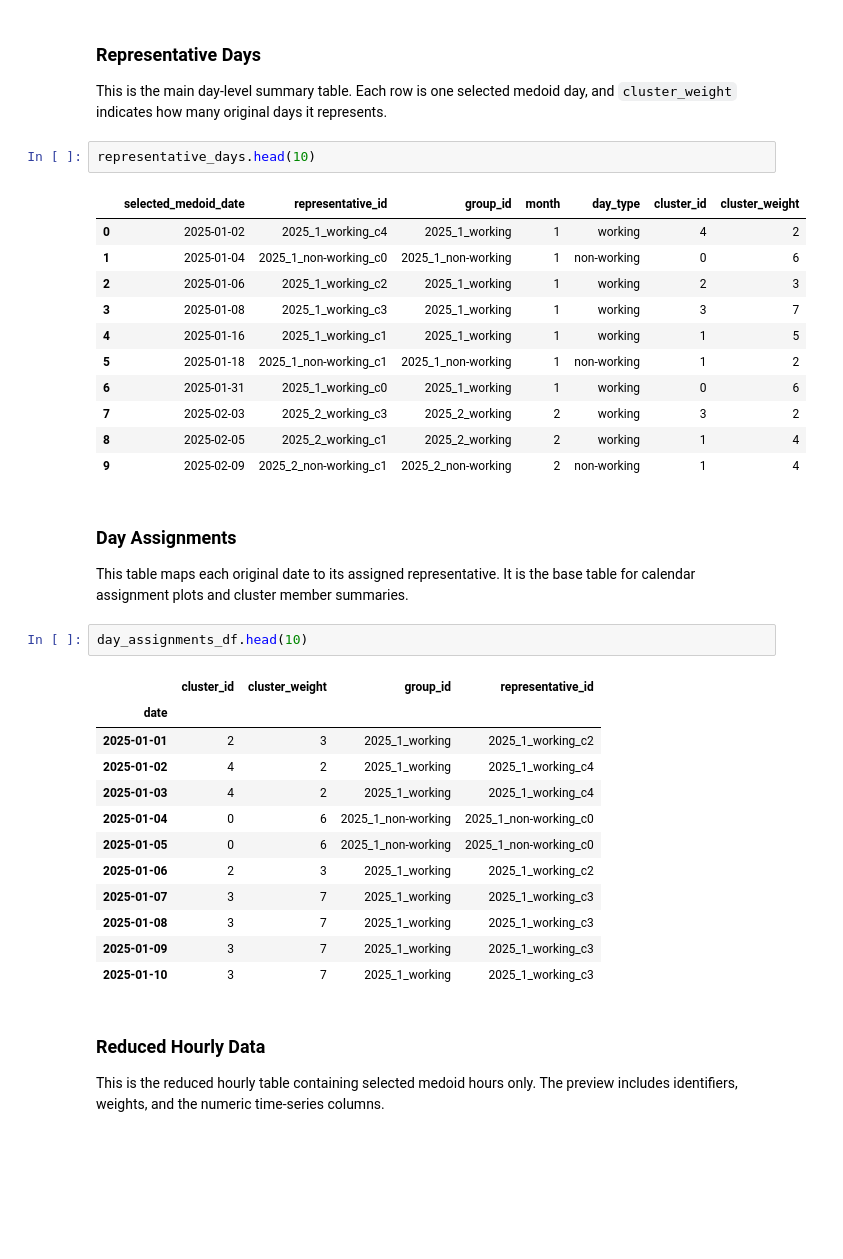
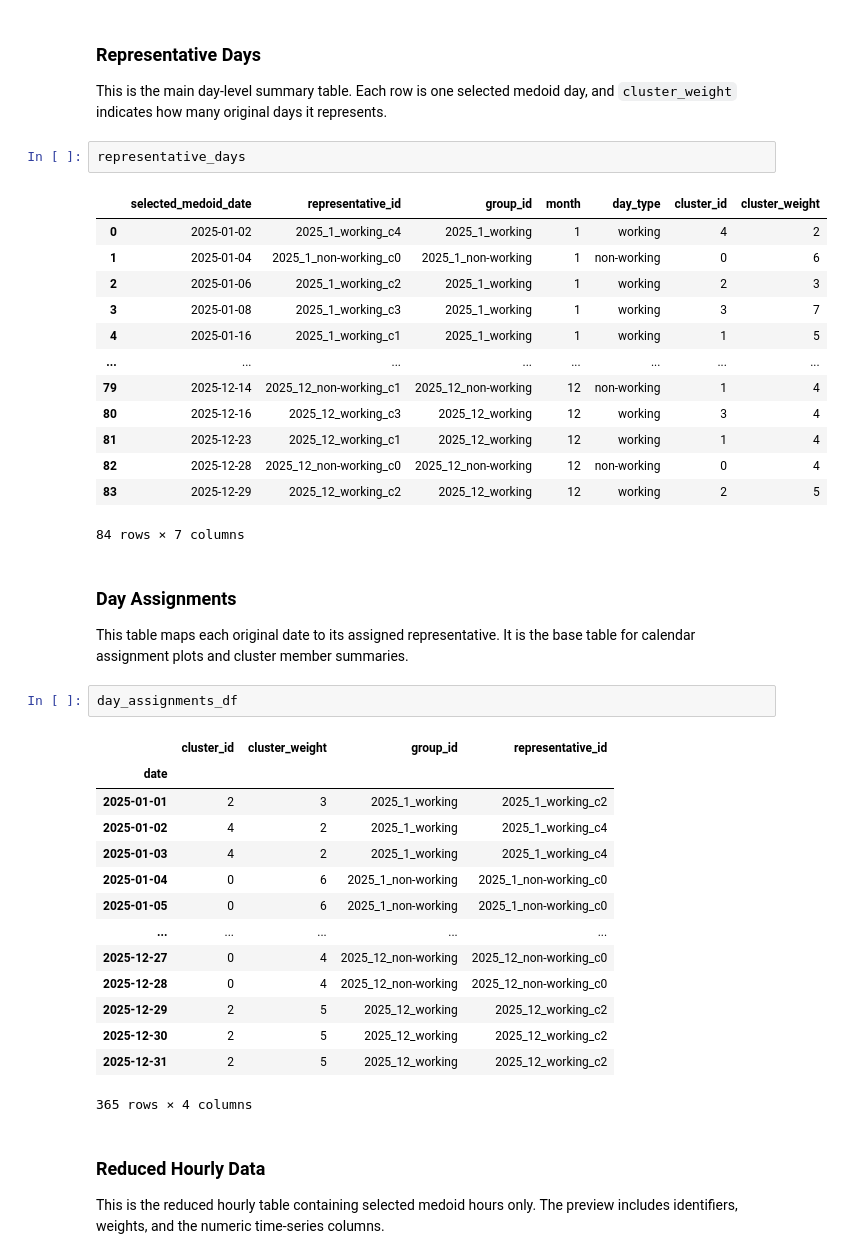
Before and after one commit to komaksym/tsam-notebook-workflows, a Jupyter notebook: src/approach_1.ipynb, the cells around one changed output. Drawn from its saved outputs; the diff is of its cells as text; blank space fills up the shorter version.

```diff
--- a/src/approach_1.ipynb
+++ b/src/approach_1.ipynb
@@ -902,24 +898,26 @@ render_wrapped_table(output_inventory, text_columns=["main_use"])
 ### Representative Days
 This is the main day-level summary table. Each row is one selected medoid day, and `cluster_weight` indicates how many original days it represents.
 # %%
-representative_days.head(10)
+representative_days
 # %% [output]
 |  | selected_medoid_date | representative_id | group_id | month | day_type | cluster_id | cluster_weight |
 | 0 | 2025-01-02 | 2025_1_working_c4 | 2025_1_working | 1 | working | 4 | 2 |
 | 1 | 2025-01-04 | 2025_1_non-working_c0 | 2025_1_non-working | 1 | non-working | 0 | 6 |
 | 2 | 2025-01-06 | 2025_1_working_c2 | 2025_1_working | 1 | working | 2 | 3 |
 | 3 | 2025-01-08 | 2025_1_working_c3 | 2025_1_working | 1 | working | 3 | 7 |
 | 4 | 2025-01-16 | 2025_1_working_c1 | 2025_1_working | 1 | working | 1 | 5 |
-| 5 | 2025-01-18 | 2025_1_non-working_c1 | 2025_1_non-working | 1 | non-working | 1 | 2 |
-| 6 | 2025-01-31 | 2025_1_working_c0 | 2025_1_working | 1 | working | 0 | 6 |
-| 7 | 2025-02-03 | 2025_2_working_c3 | 2025_2_working | 2 | working | 3 | 2 |
-| 8 | 2025-02-05 | 2025_2_working_c1 | 2025_2_working | 2 | working | 1 | 4 |
-| 9 | 2025-02-09 | 2025_2_non-working_c1 | 2025_2_non-working | 2 | non-working | 1 | 4 |
+| ... | ... | ... | ... | ... | ... | ... | ... |
+| 79 | 2025-12-14 | 2025_12_non-working_c1 | 2025_12_non-working | 12 | non-working | 1 | 4 |
+| 80 | 2025-12-16 | 2025_12_working_c3 | 2025_12_working | 12 | working | 3 | 4 |
+| 81 | 2025-12-23 | 2025_12_working_c1 | 2025_12_working | 12 | working | 1 | 4 |
+| 82 | 2025-12-28 | 2025_12_non-working_c0 | 2025_12_non-working | 12 | non-working | 0 | 4 |
+| 83 | 2025-12-29 | 2025_12_working_c2 | 2025_12_working | 12 | working | 2 | 5 |
+84 rows × 7 columns
 # %% [markdown]
 ### Day Assignments
 This table maps each original date to its assigned representative. It is the base table for calendar assignment plots and cluster member summaries.
 # %%
-day_assignments_df.head(10)
+day_assignments_df
 # %% [output]
 |  | cluster_id | cluster_weight | group_id | representative_id |
 | date |  |  |  |  |
@@ -928,11 +926,13 @@ day_assignments_df.head(10)
 | 2025-01-03 | 4 | 2 | 2025_1_working | 2025_1_working_c4 |
 | 2025-01-04 | 0 | 6 | 2025_1_non-working | 2025_1_non-working_c0 |
 | 2025-01-05 | 0 | 6 | 2025_1_non-working | 2025_1_non-working_c0 |
-| 2025-01-06 | 2 | 3 | 2025_1_working | 2025_1_working_c2 |
-| 2025-01-07 | 3 | 7 | 2025_1_working | 2025_1_working_c3 |
-| 2025-01-08 | 3 | 7 | 2025_1_working | 2025_1_working_c3 |
-| 2025-01-09 | 3 | 7 | 2025_1_working | 2025_1_working_c3 |
-| 2025-01-10 | 3 | 7 | 2025_1_working | 2025_1_working_c3 |
+| ... | ... | ... | ... | ... |
+| 2025-12-27 | 0 | 4 | 2025_12_non-working | 2025_12_non-working_c0 |
+| 2025-12-28 | 0 | 4 | 2025_12_non-working | 2025_12_non-working_c0 |
+| 2025-12-29 | 2 | 5 | 2025_12_working | 2025_12_working_c2 |
+| 2025-12-30 | 2 | 5 | 2025_12_working | 2025_12_working_c2 |
+| 2025-12-31 | 2 | 5 | 2025_12_working | 2025_12_working_c2 |
+365 rows × 4 columns
 # %% [markdown]
 ### Reduced Hourly Data
 This is the reduced hourly table containing selected medoid hours only. The preview includes identifiers, weights, and the numeric time-series columns.
```
Also changed, not shown: parts of 8 cells of this notebook.
